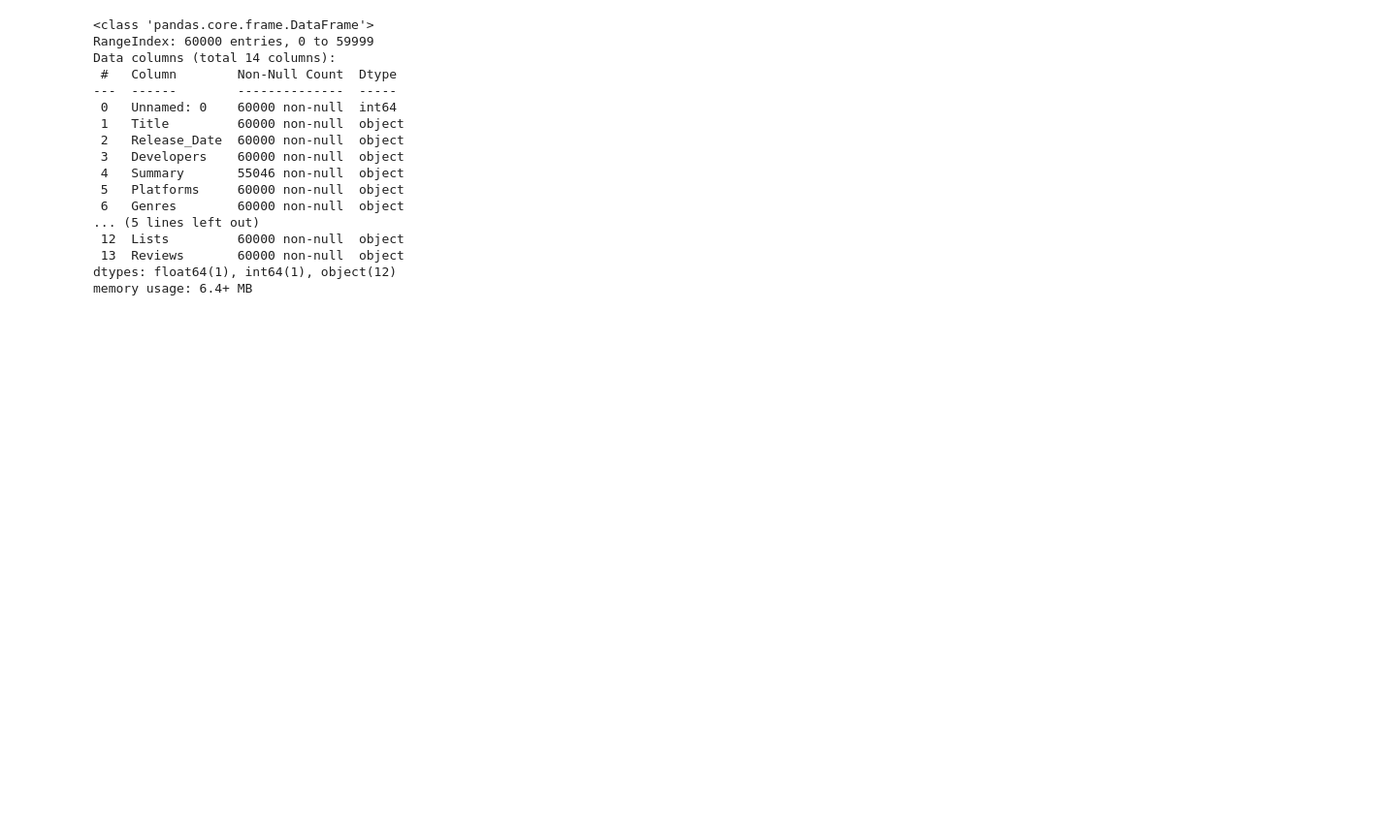
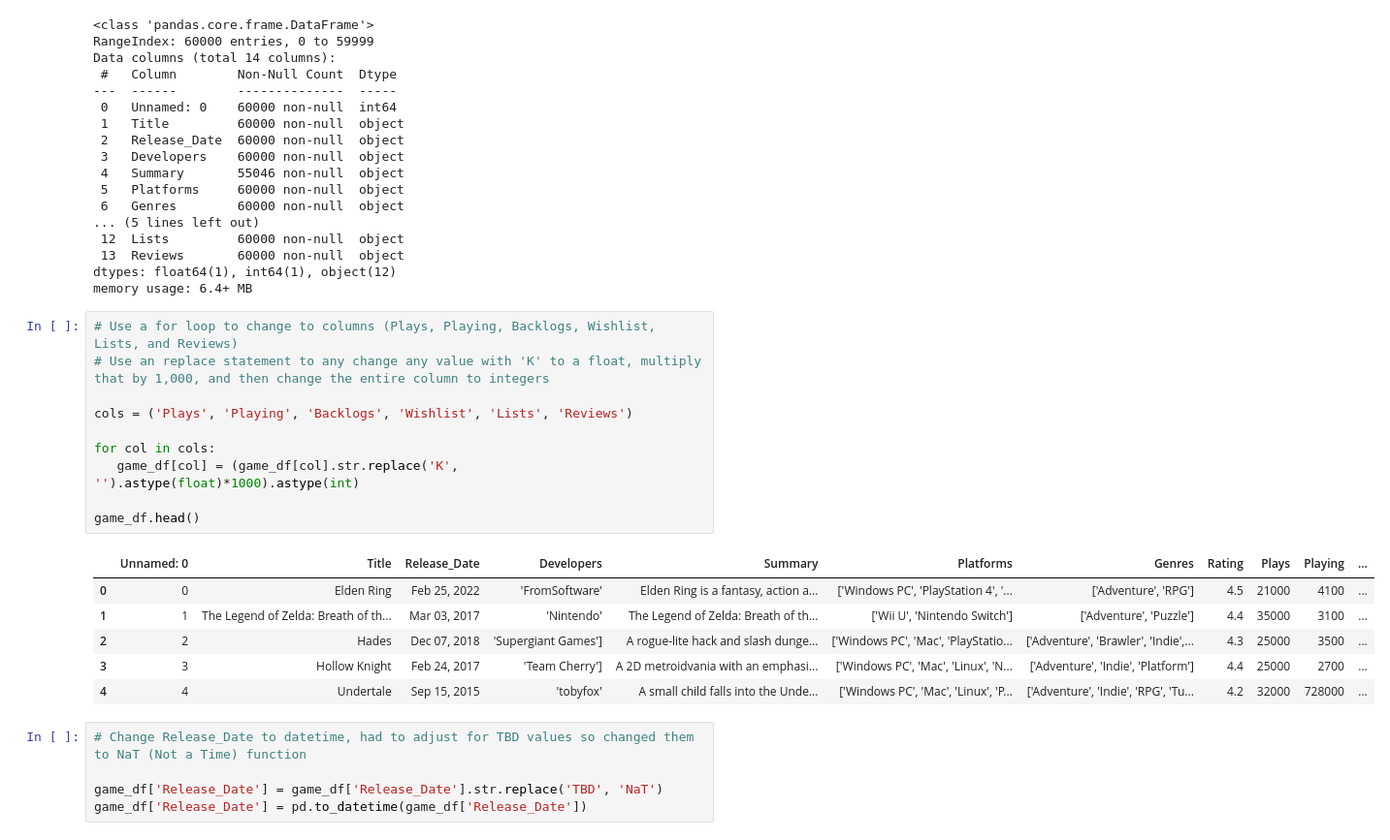
Before and after one commit to MasonNDeJesus/project_1_group_09, a Jupyter notebook: data_cleaning.ipynb, the cells around one changed output. Shown at 97% size. Saved outputs shown, nothing was run; the diff lists cells and outputs as text; blank space fills up the shorter version.

Commit message:
changed column to integer and datetime

```diff
--- a/data_cleaning.ipynb
+++ b/data_cleaning.ipynb
@@ -150,3 +151,25 @@ Data columns (total 14 columns):
  13  Reviews       60000 non-null  object
 dtypes: float64(1), int64(1), object(12)
 memory usage: 6.4+ MB
+# %%
+# Use a for loop to change to columns (Plays, Playing, Backlogs, Wishlist, Lists, and Reviews)
+# Use an replace statement to any change any value with 'K' to a float, multiply that by 1,000, and then change the entire column to integers
+
+cols = ('Plays', 'Playing', 'Backlogs', 'Wishlist', 'Lists', 'Reviews')
+
+for col in cols:
+   game_df[col] = (game_df[col].str.replace('K', '').astype(float)*1000).astype(int)
+
+game_df.head()
+# %% [output]
+|  | Unnamed: 0 | Title | Release_Date | Developers | Summary | Platforms | Genres | Rating | Plays | Playing | ... |
+| 0 | 0 | Elden Ring | Feb 25, 2022 | 'FromSoftware' | Elden Ring is a fantasy, action a... | ['Windows PC', 'PlayStation 4', '... | ['Adventure', 'RPG'] | 4.5 | 21000 | 4100 | ... |
+| 1 | 1 | The Legend of Zelda: Breath of th... | Mar 03, 2017 | 'Nintendo' | The Legend of Zelda: Breath of th... | ['Wii U', 'Nintendo Switch'] | ['Adventure', 'Puzzle'] | 4.4 | 35000 | 3100 | ... |
+| 2 | 2 | Hades | Dec 07, 2018 | 'Supergiant Games'] | A rogue-lite hack and slash dunge... | ['Windows PC', 'Mac', 'PlayStatio... | ['Adventure', 'Brawler', 'Indie',... | 4.3 | 25000 | 3500 | ... |
+| 3 | 3 | Hollow Knight | Feb 24, 2017 | 'Team Cherry'] | A 2D metroidvania with an emphasi... | ['Windows PC', 'Mac', 'Linux', 'N... | ['Adventure', 'Indie', 'Platform'] | 4.4 | 25000 | 2700 | ... |
+| 4 | 4 | Undertale | Sep 15, 2015 | 'tobyfox' | A small child falls into the Unde... | ['Windows PC', 'Mac', 'Linux', 'P... | ['Adventure', 'Indie', 'RPG', 'Tu... | 4.2 | 32000 | 728000 | ... |
+# %%
+# Change Release_Date to datetime, had to adjust for TBD values so changed them to NaT (Not a Time) function
+
+game_df['Release_Date'] = game_df['Release_Date'].str.replace('TBD', 'NaT')
+game_df['Release_Date'] = pd.to_datetime(game_df['Release_Date'])
```
Also changed, not shown: parts of 2 cells of this notebook.
